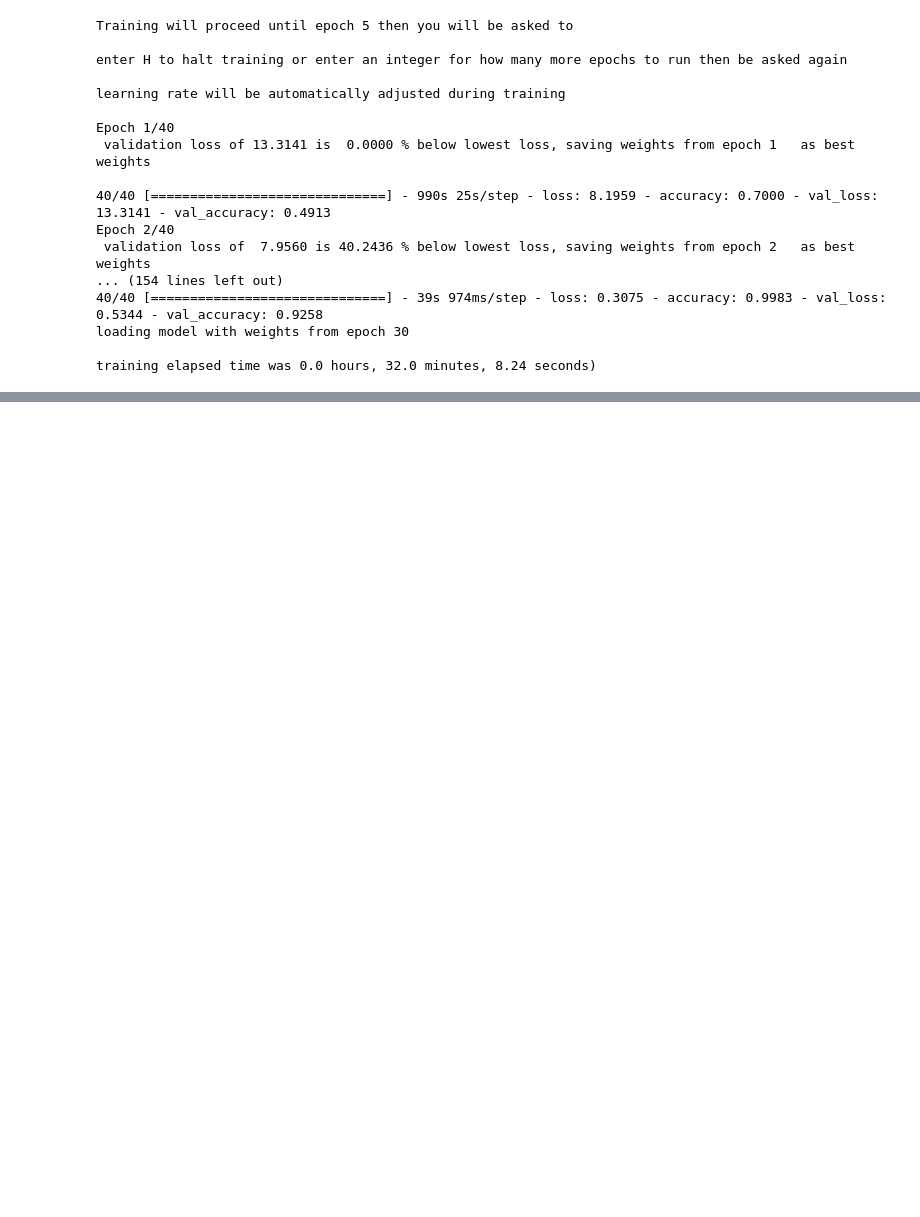
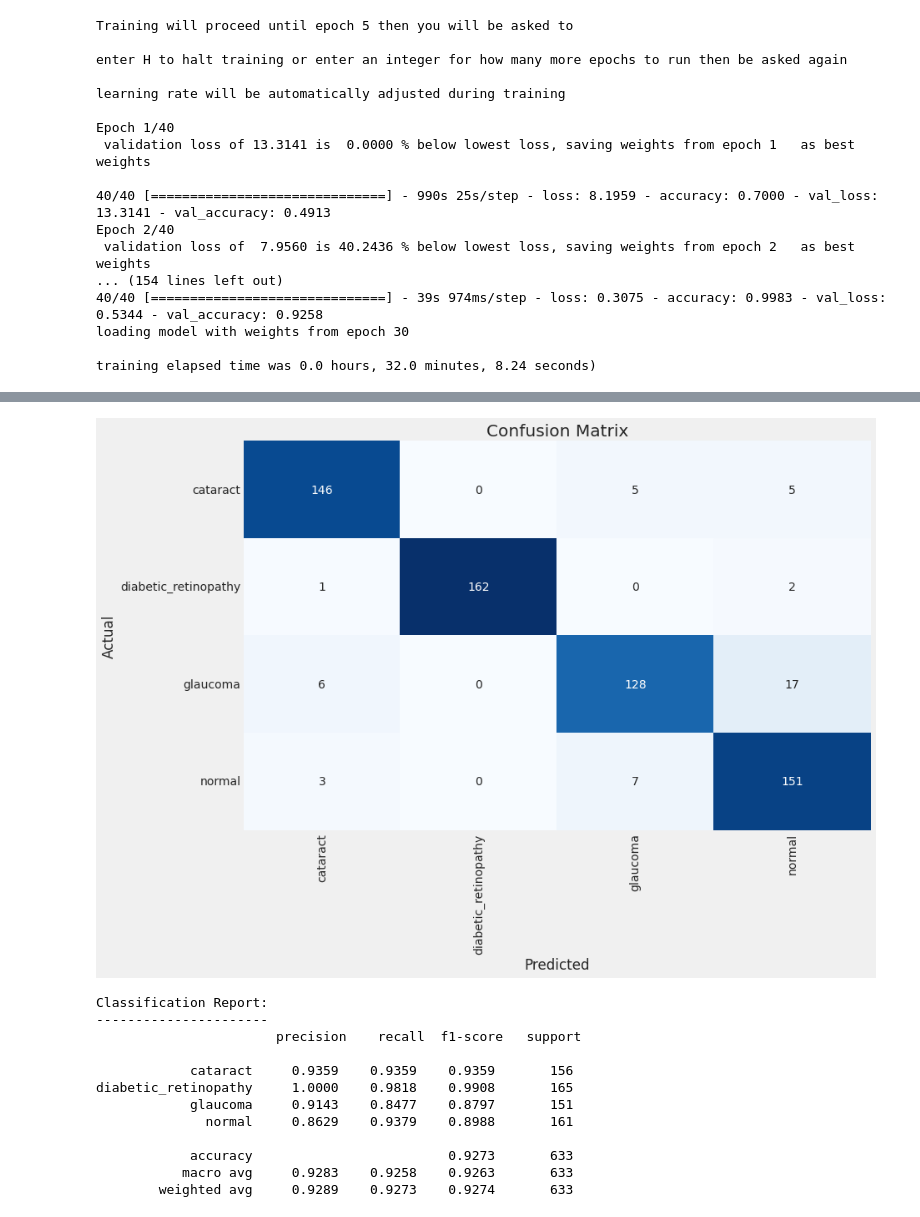
Before and after one commit to makhijakabir/eyeDiseaseDetection, a Jupyter notebook: eyeDiseaseDetection.ipynb, the cells around one changed output, grey strips where cells are left out. Cells and saved outputs as stored; diff of their text form; code cells hidden in the pictures; blank space fills up the shorter version.

```diff
--- a/eyeDiseaseDetection.ipynb
+++ b/eyeDiseaseDetection.ipynb
@@ -595,0 +662,64 @@ training elapsed time was 0.0 hours, 32.0 minutes, 8.24 seconds)
+# %%
+def predictor(test_gen):
+
+    y_pred= []
+    error_list=[]
+    error_pred_list = []
+    y_true=test_gen.labels
+    classes=list(test_gen.class_indices.keys())
+    class_count=len(classes)
+    errors=0
+    preds=model.predict(test_gen, verbose=1)
+    tests=len(preds)
+
+    for i, p in enumerate(preds):
+
+        pred_index=np.argmax(p)
+        true_index=test_gen.labels[i]  # labels are integer values
+
+        if pred_index != true_index: # a misclassification has occurred
+
+            errors=errors + 1
+            file=test_gen.filenames[i]
+            error_list.append(file)
+            error_class=classes[pred_index]
+            error_pred_list.append(error_class)
+
+        y_pred.append(pred_index)
+
+    acc=( 1-errors/tests) * 100
+    msg=f'there were {errors} errors in {tests} tests for an accuracy of {acc:6.2f}'
+
+    print_in_color(msg, (0,255,255), (100,100,100)) # cyan foreground
+
+    ypred=np.array(y_pred)
+    ytrue=np.array(y_true)
+
+    f1score=f1_score(ytrue, ypred, average='weighted')* 100
+
+    if class_count <=30:
+
+        cm = confusion_matrix(ytrue, ypred )
+
+        # plot the confusion matrix
+
+        plt.figure(figsize=(12, 8))
+
+        sns.heatmap(cm, annot=True, vmin=0, fmt='g', cmap='Blues', cbar=False)
+
+        plt.xticks(np.arange(class_count)+.5, classes, rotation=90)
+        plt.yticks(np.arange(class_count)+.5, classes, rotation=0)
+        plt.xlabel("Predicted")
+        plt.ylabel("Actual")
+        plt.title("Confusion Matrix")
+
+        plt.show()
+
+    clr = classification_report(y_true, y_pred, target_names=classes, digits= 4) # create classification report
+
+    print("Classification Report:\n----------------------\n", clr)
+
+    return errors, tests, error_list, error_pred_list, f1score
+
+errors, tests, error_list, error_pred_list, f1score =predictor(test_gen)
+# %% [output]
@@ -595,0 +728,13 @@ training elapsed time was 0.0 hours, 32.0 minutes, 8.24 seconds)
+[figure, added]
+Classification Report:
+----------------------
+                       precision    recall  f1-score   support
+
+            cataract     0.9359    0.9359    0.9359       156
+diabetic_retinopathy     1.0000    0.9818    0.9908       165
+            glaucoma     0.9143    0.8477    0.8797       151
+              normal     0.8629    0.9379    0.8988       161
+
+            accuracy                         0.9273       633
+           macro avg     0.9283    0.9258    0.9263       633
+        weighted avg     0.9289    0.9273    0.9274       633
```
Also changed, not shown: parts of 10 cells of this notebook.
